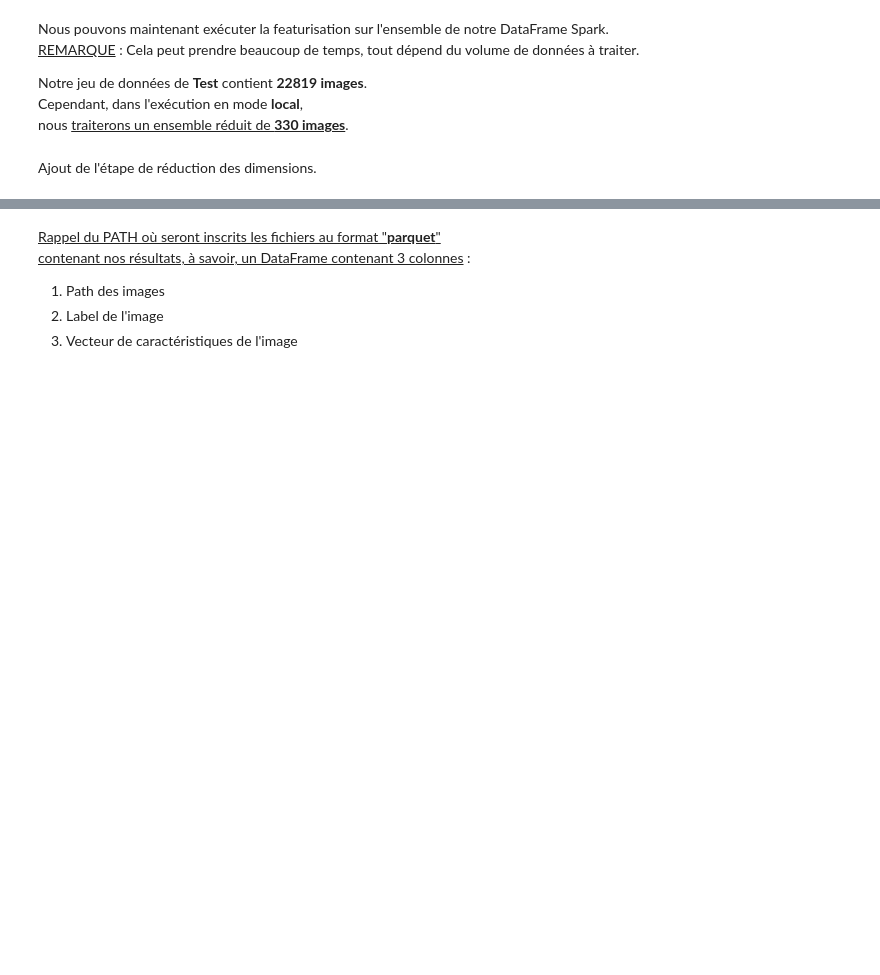
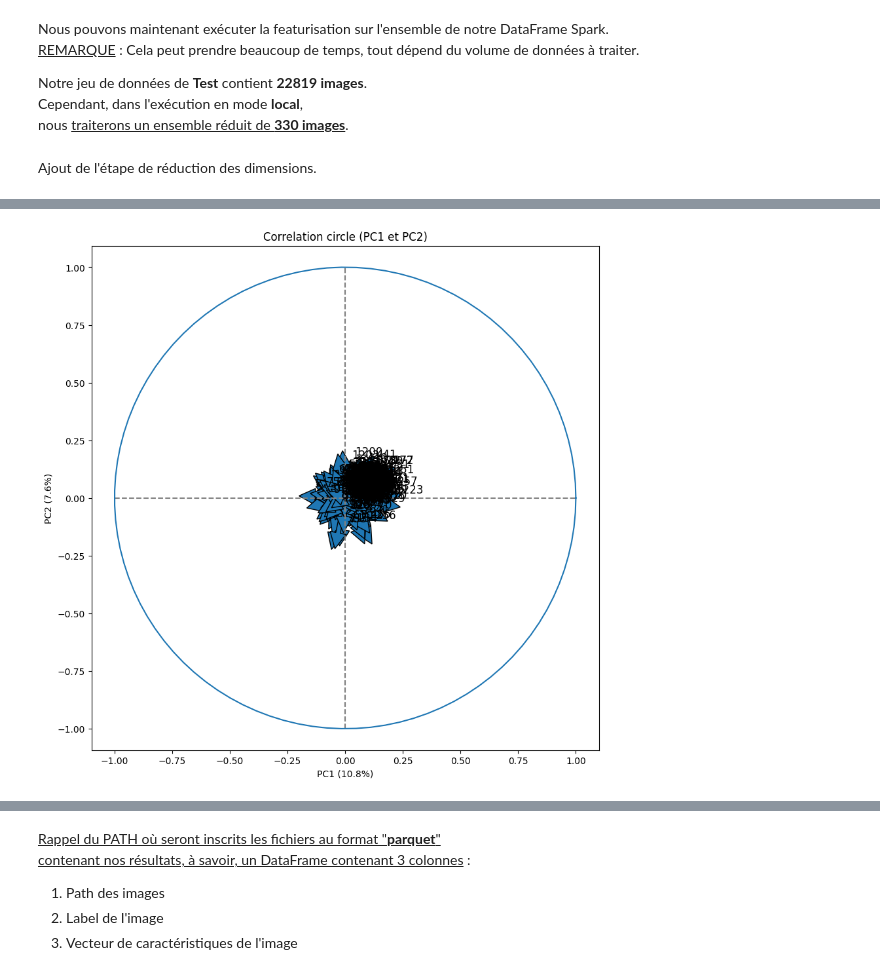
Before and after one commit to Unipto/DS_9, a Jupyter notebook: Mode_operatoire/P9_Notebook_Linux_EMR_PySpark_V1.0.ipynb, the cells around one changed output, grey strips where cells are left out. Drawn from its saved outputs; the diff is of its cells as text; code cells hidden in the pictures; blank space fills up the shorter version.

```diff
--- a/Mode_operatoire/P9_Notebook_Linux_EMR_PySpark_V1.0.ipynb
+++ b/Mode_operatoire/P9_Notebook_Linux_EMR_PySpark_V1.0.ipynb
@@ -607,0 +697,4 @@ To enable the following instructions: AVX2 FMA, in other operations, rebuild Ten
+# %%
+correlation_graph(components, explained_variance, (0,1), range(1280), figsize=(10,10))
+# %% [output]
+[figure, added]
```
Also changed, not shown: parts of 17 cells of this notebook.
